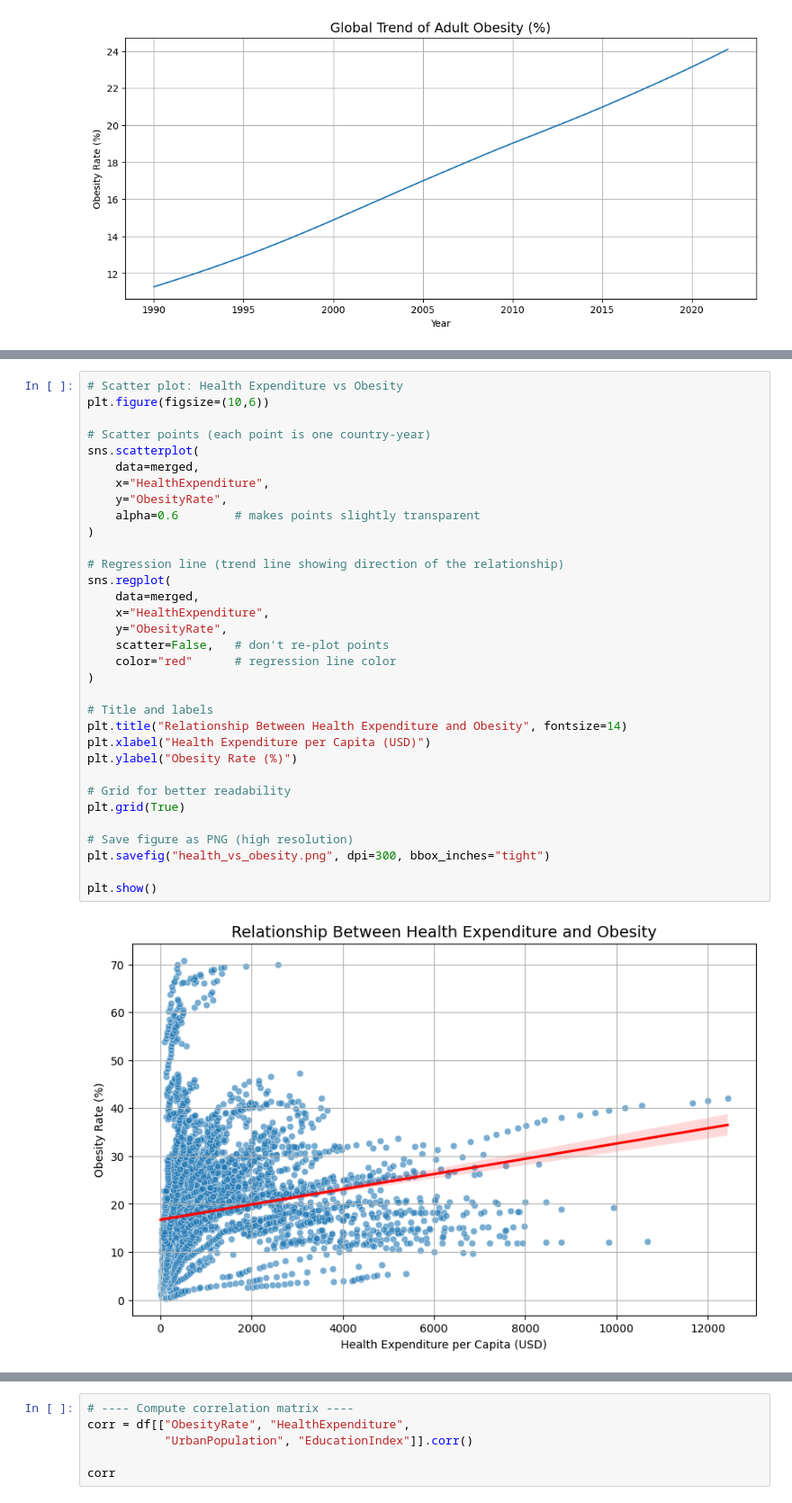
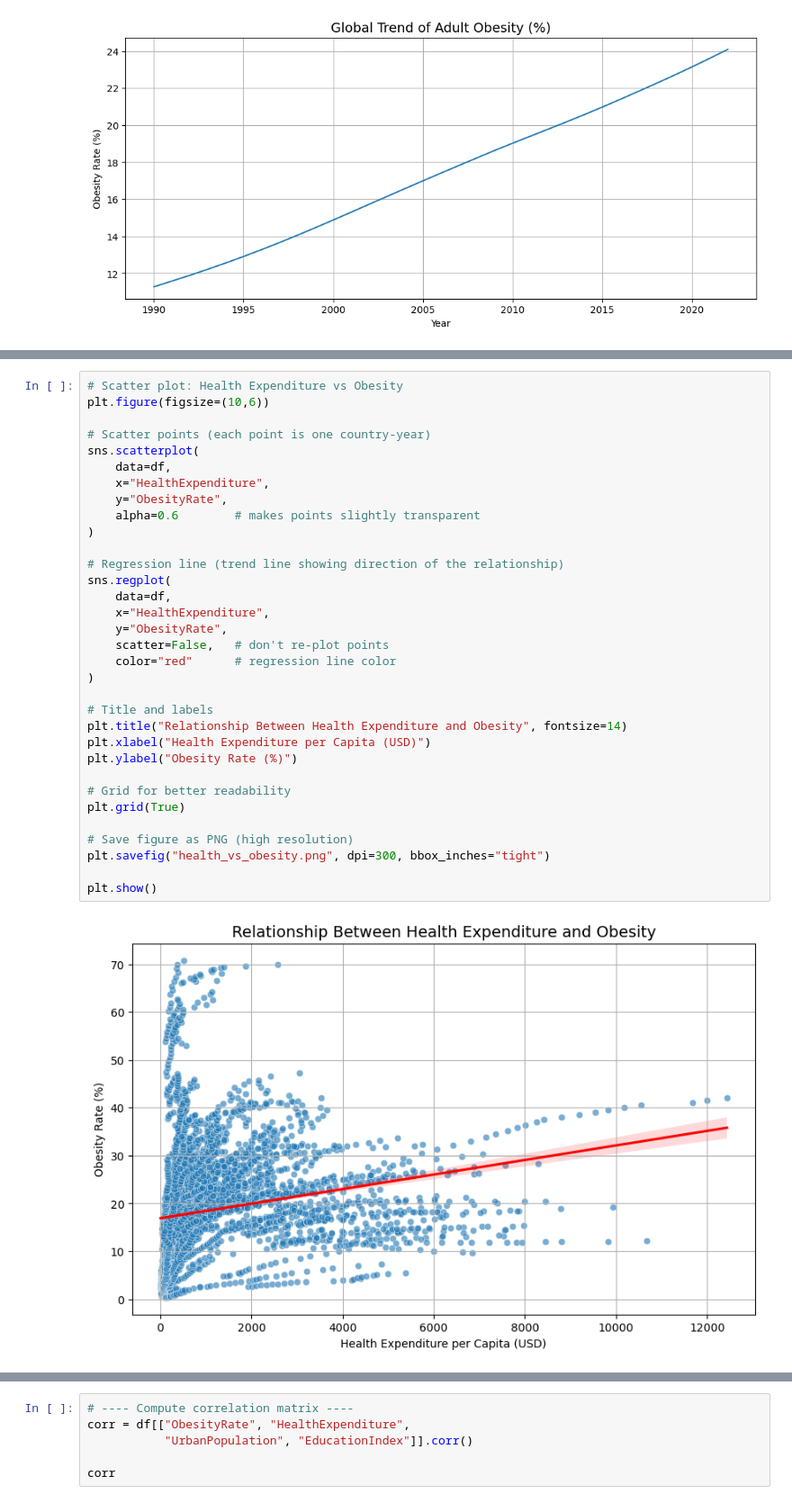
Before and after one commit to Duru880/HealthExpenditure-and-Obesity, a Jupyter notebook: EDA_and_Hypothesis.ipynb, the cells around one changed output, grey strips where cells are left out. Shown at 90% size. Drawn from its saved outputs; the diff is of its cells as text.

Commit message:
Finalize EDA, hypothesis tests, and ML results with figures

```diff
--- a/EDA_and_Hypothesis.ipynb
+++ b/EDA_and_Hypothesis.ipynb
@@ -235,33 +217,33 @@ merged = merged.rename(columns={
 plt.figure(figsize=(10,6))
 
 # Scatter points (each point is one country-year)
 sns.scatterplot(
-    data=merged,
+    data=df,
     x="HealthExpenditure",
     y="ObesityRate",
     alpha=0.6        # makes points slightly transparent
 )
 
 # Regression line (trend line showing direction of the relationship)
 sns.regplot(
-    data=merged,
+    data=df,
     x="HealthExpenditure",
     y="ObesityRate",
     scatter=False,   # don't re-plot points
     color="red"      # regression line color
 )
 
 # Title and labels
 plt.title("Relationship Between Health Expenditure and Obesity", fontsize=14)
 plt.xlabel("Health Expenditure per Capita (USD)")
 plt.ylabel("Obesity Rate (%)")
 
 # Grid for better readability
 plt.grid(True)
 
 # Save figure as PNG (high resolution)
 plt.savefig("health_vs_obesity.png", dpi=300, bbox_inches="tight")
 
 plt.show()
 # %% [output]
-[figure, old version]
+[figure, new version]
```
Also changed, not shown: parts of 18 cells of this notebook, 4 other files.
